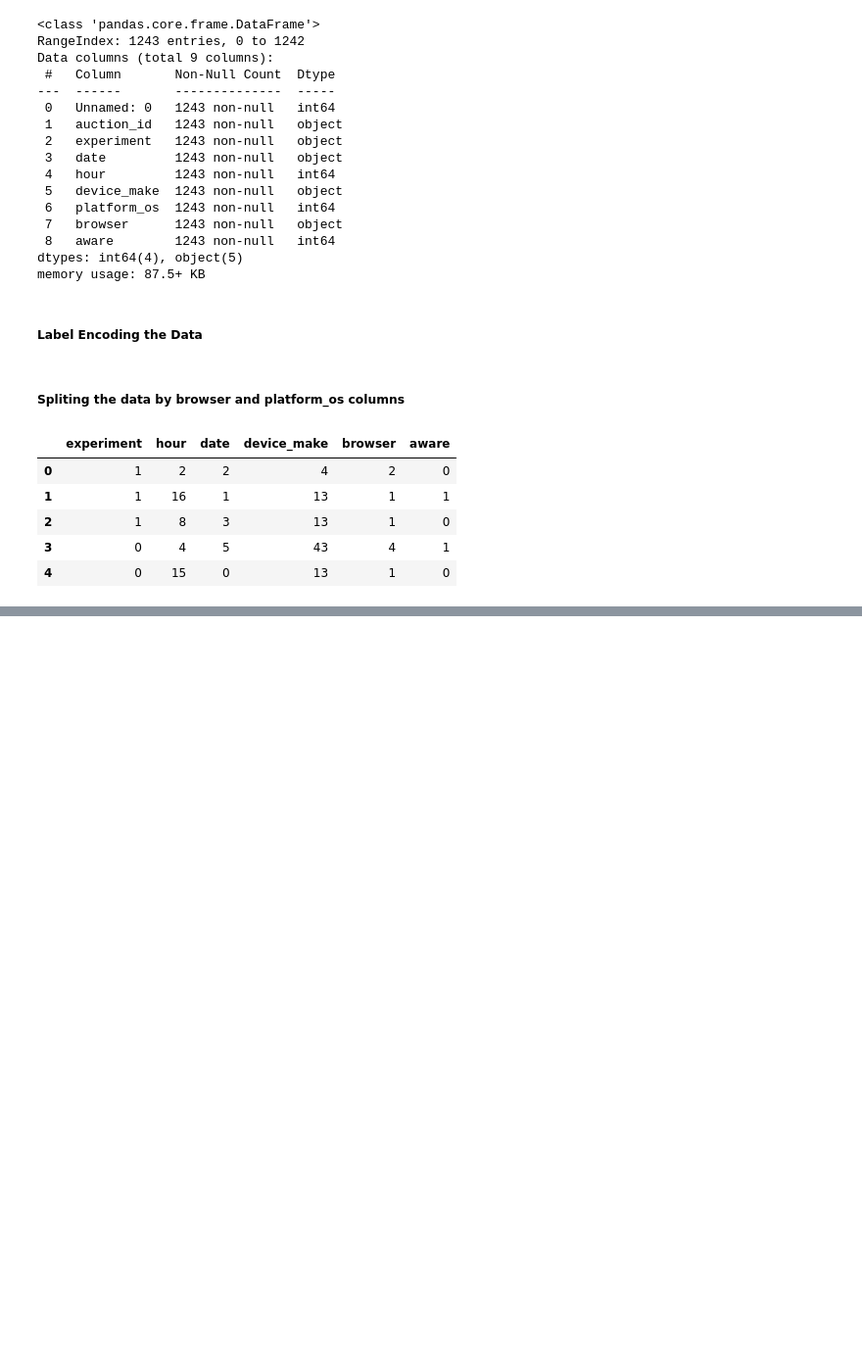
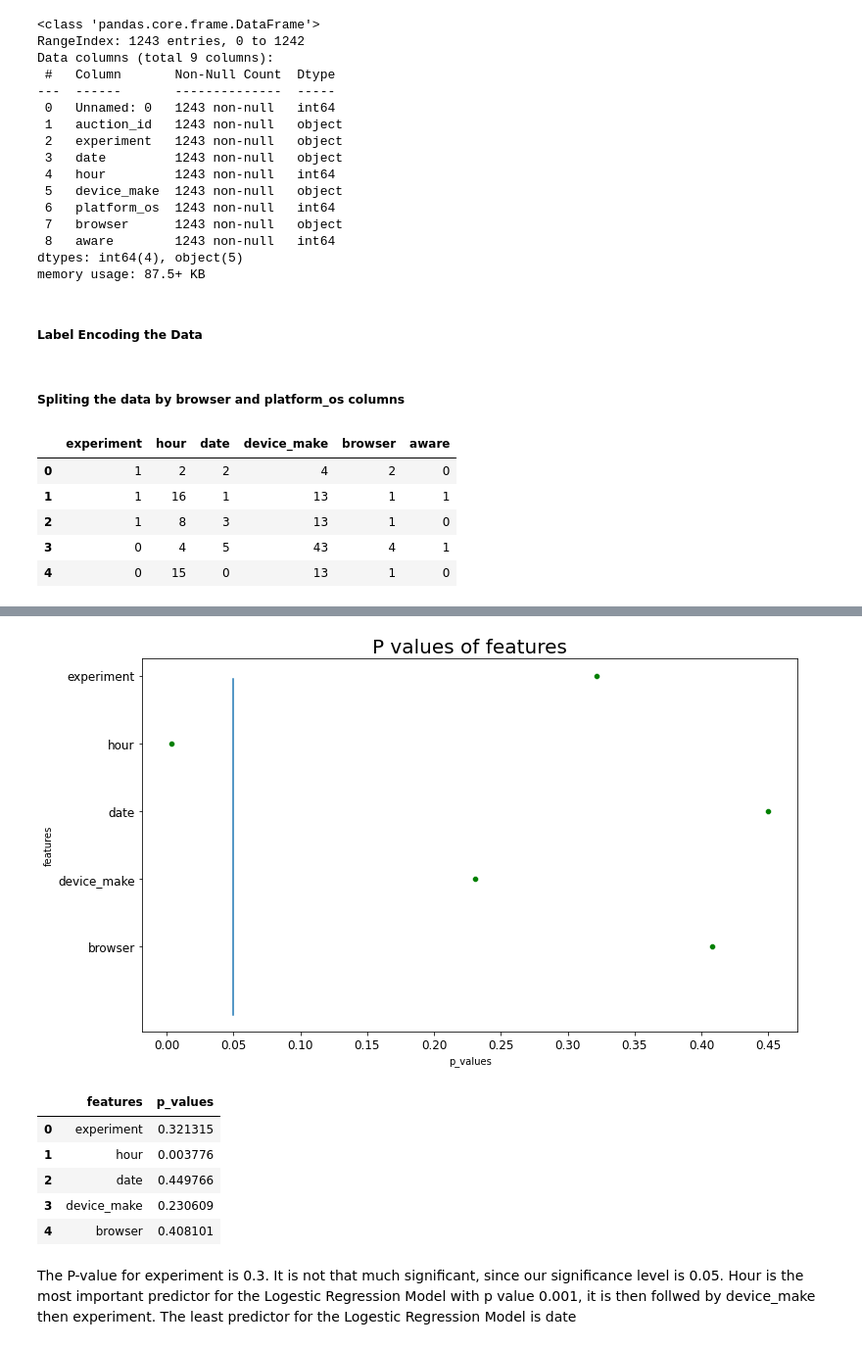
Before and after one commit to bkget/SmartAd-Performance-Aanalysis, a Jupyter notebook: notebooks/ml_ab_testing_2.ipynb, the cells around one changed output, grey strips where cells are left out. Shown at 98% size. Saved outputs shown, nothing was run; the diff lists cells and outputs as text; code cells hidden in the pictures; blank space fills up the shorter version.

```diff
--- a/notebooks/ml_ab_testing_2.ipynb
+++ b/notebooks/ml_ab_testing_2.ipynb
@@ -114,0 +153,14 @@ X_train,X_test,y_train,y_test=train_test_split(cleaned_browser_df[X_cols], clean
+# %%
+p_values_df = LR.get_p_values()
+LR.plot_pvalues(p_values_df)
+p_values_df
+# %% [output]
+[figure, added]
+|  | features | p_values |
+| 0 | experiment | 0.321315 |
+| 1 | hour | 0.003776 |
+| 2 | date | 0.449766 |
+| 3 | device_make | 0.230609 |
+| 4 | browser | 0.408101 |
+# %% [markdown]
+The P-value for experiment is 0.3. It is not that much significant, since our significance level is 0.05. Hour is the most important predictor for the Logestic Regression Model with p value 0.001, it is then follwed by device_make then experiment. The least predictor for the Logestic Regression Model is date
```
Also changed, not shown: parts of 4 cells of this notebook.
